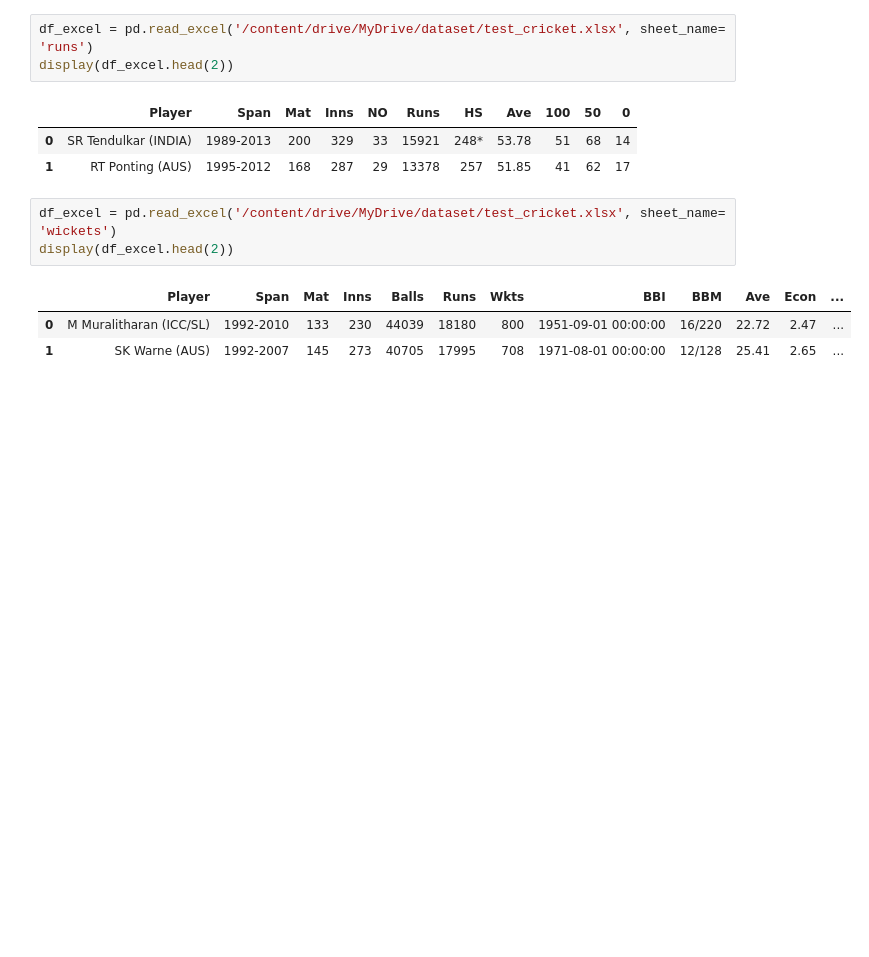
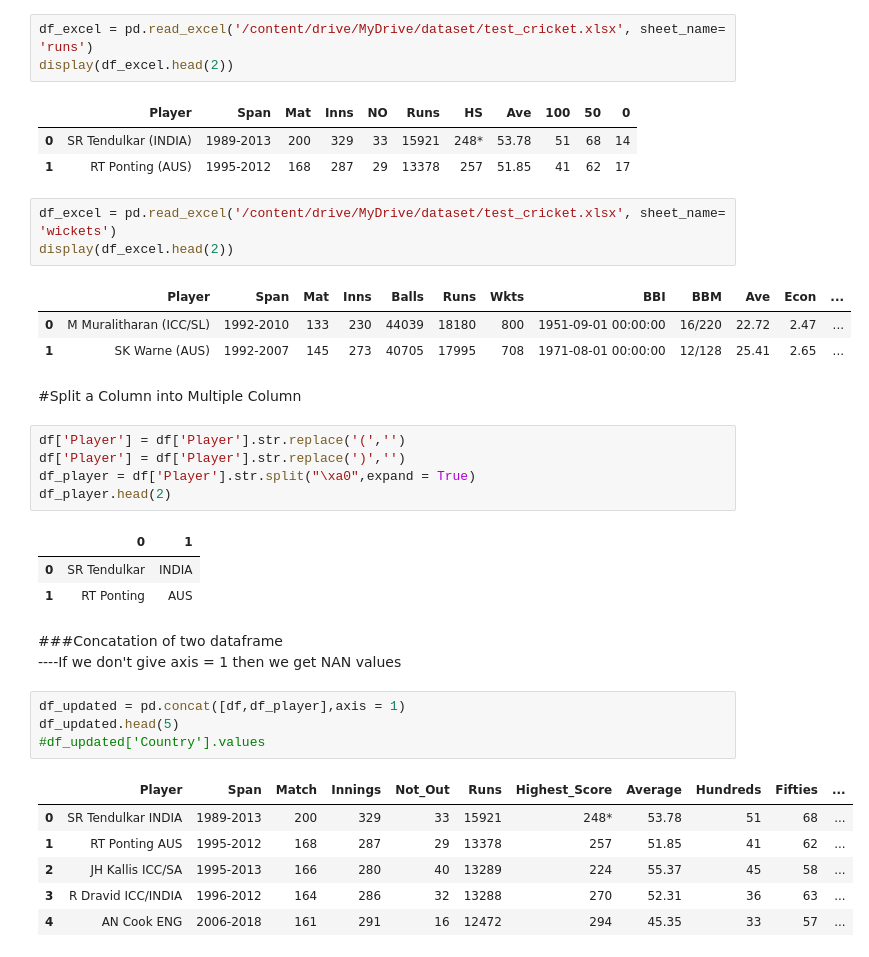
Before and after one commit to shourav47/Data-Analysis, a Jupyter notebook: Cricket_dataset_analysis.ipynb, the cells around one changed output. Drawn from its saved outputs; the diff is of its cells as text; blank space fills up the shorter version.

```diff
--- a/Cricket_dataset_analysis.ipynb
+++ b/Cricket_dataset_analysis.ipynb
@@ -250,3 +253,29 @@ display(df_excel.head(2))
 |  | Player | Span | Mat | Inns | Balls | Runs | Wkts | BBI | BBM | Ave | Econ | ... |
 | 0 | M Muralitharan (ICC/SL) | 1992-2010 | 133 | 230 | 44039 | 18180 | 800 | 1951-09-01 00:00:00 | 16/220 | 22.72 | 2.47 | ... |
 | 1 | SK Warne (AUS) | 1992-2007 | 145 | 273 | 40705 | 17995 | 708 | 1971-08-01 00:00:00 | 12/128 | 25.41 | 2.65 | ... |
+# %% [markdown]
+#Split a Column into Multiple Column
+# %%
+df['Player'] = df['Player'].str.replace('(','')
+df['Player'] = df['Player'].str.replace(')','')
+df_player = df['Player'].str.split("\xa0",expand = True)
+df_player.head(2)
+# %% [output]
+|  | 0 | 1 |
+| 0 | SR Tendulkar | INDIA |
+| 1 | RT Ponting | AUS |
+# %% [markdown]
+###Concatation of two dataframe
+<br>
+----If we don't give axis = 1 then we get NAN values
+# %%
+df_updated = pd.concat([df,df_player],axis = 1)
+df_updated.head(5)
+#df_updated['Country'].values
+# %% [output]
+|  | Player | Span | Match | Innings | Not_Out | Runs | Highest_Score | Average | Hundreds | Fifties | ... |
+| 0 | SR Tendulkar INDIA | 1989-2013 | 200 | 329 | 33 | 15921 | 248* | 53.78 | 51 | 68 | ... |
+| 1 | RT Ponting AUS | 1995-2012 | 168 | 287 | 29 | 13378 | 257 | 51.85 | 41 | 62 | ... |
+| 2 | JH Kallis ICC/SA | 1995-2013 | 166 | 280 | 40 | 13289 | 224 | 55.37 | 45 | 58 | ... |
+| 3 | R Dravid ICC/INDIA | 1996-2012 | 164 | 286 | 32 | 13288 | 270 | 52.31 | 36 | 63 | ... |
+| 4 | AN Cook ENG | 2006-2018 | 161 | 291 | 16 | 12472 | 294 | 45.35 | 33 | 57 | ... |
```
Also changed, not shown: parts of 34 cells of this notebook.
